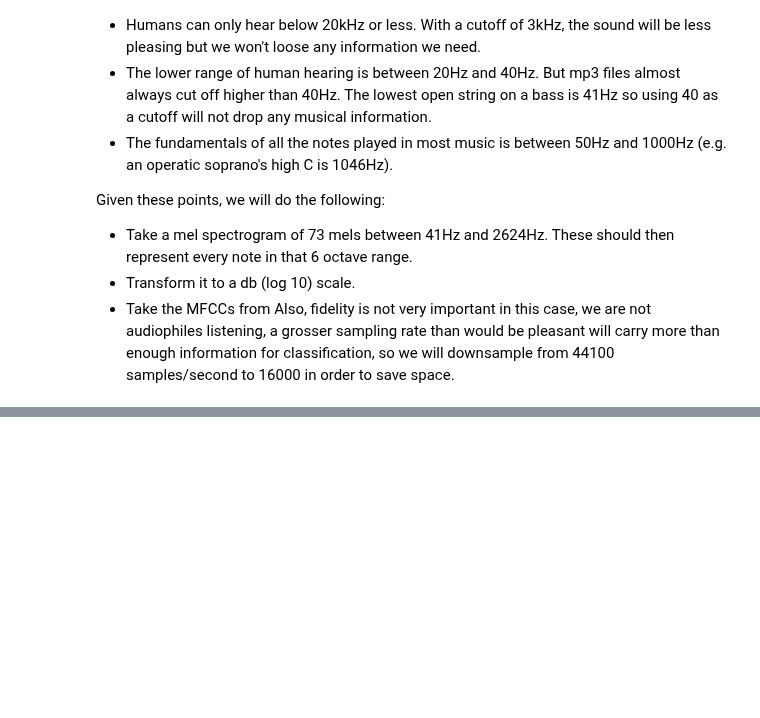
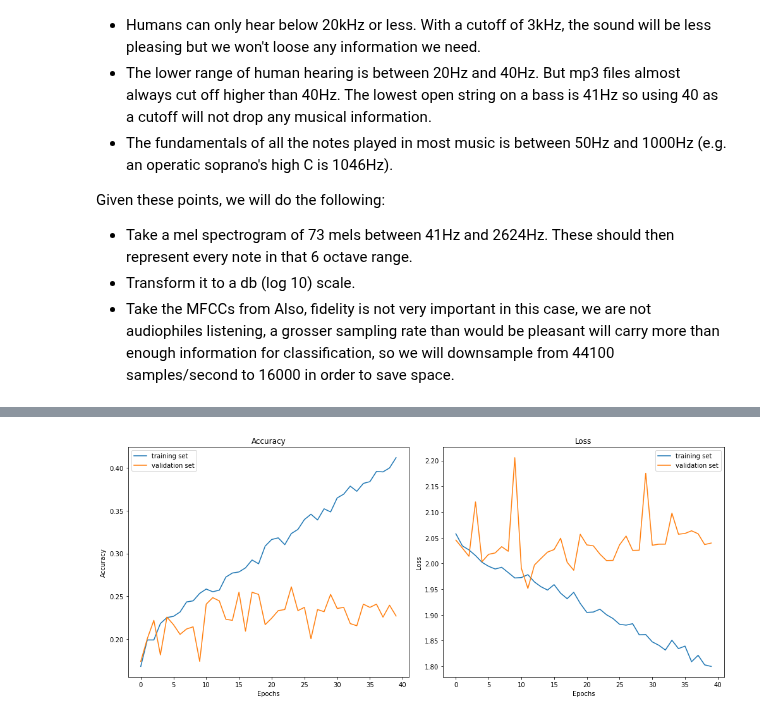
Before and after one commit to morganfry/springboard, a Jupyter notebook: Capstone Project 2/Extended_Modeling_CNN.ipynb, the cells around one changed output, grey strips where cells are left out. Saved outputs shown, nothing was run; the diff lists cells and outputs as text; code cells hidden in the pictures; blank space fills up the shorter version.

Commit message:
update CNN models

```diff
--- a/Capstone Project 2/Extended_Modeling_CNN.ipynb
+++ b/Capstone Project 2/Extended_Modeling_CNN.ipynb
@@ -200,0 +178,3 @@ dbscale_mel_spectrogram
+# %%
+t_mfcc,l = parse_audio_mfcc('data/fma_small/154/154413.mp3',1)
+t_mfcc.shape
@@ -221,6 +216,6 @@ def get_data_mfcc(dataset):
 # %%
-#raw audio
-train_ds = get_data(train_ds)
-val_ds = get_data(val_ds)
-test_ds = get_data(test_ds)
-INP_SHAPE = (BATCH_SIZE, 160000, 2)
+#mfcc
+train_ds = get_data_mfcc(train_ds)
+val_ds = get_data_mfcc(val_ds)
+test_ds = get_data_mfcc(test_ds)
+INP_SHAPE = t_mfcc.shape
@@ -226,0 +274,5 @@ INP_SHAPE = (BATCH_SIZE, 160000, 2)
+# %%
+with tf.device('/GPU:0'):
+    history = model.fit(train_ds,
+                        epochs=40,
+                        validation_data=val_ds)
@@ -226,0 +297,24 @@ INP_SHAPE = (BATCH_SIZE, 160000, 2)
+# %%
+plt.figure(figsize=(14,6))
+
+plt.subplot(1,2,1)
+plt.plot(history.history['accuracy'], label='training set')
+plt.plot(history.history['val_accuracy'], label='validation set')
+#plt.plot(history.history['val_accuracy'], label='validation')
+plt.title('Accuracy')
+plt.xlabel('Epochs')
+plt.ylabel('Accuracy')
+plt.legend()
+
+plt.subplot(1,2,2)
+plt.plot(history.history['loss'], label='training set')
+plt.plot(history.history['val_loss'], label='validation set')
+plt.title('Loss')
+plt.xlabel('Epochs')
+plt.ylabel('Loss')
+plt.legend()
+
+plt.tight_layout()
+plt.show()
+# %% [output]
+[figure, added]
```
Also changed, not shown: parts of 31 cells of this notebook, 1 other file.
